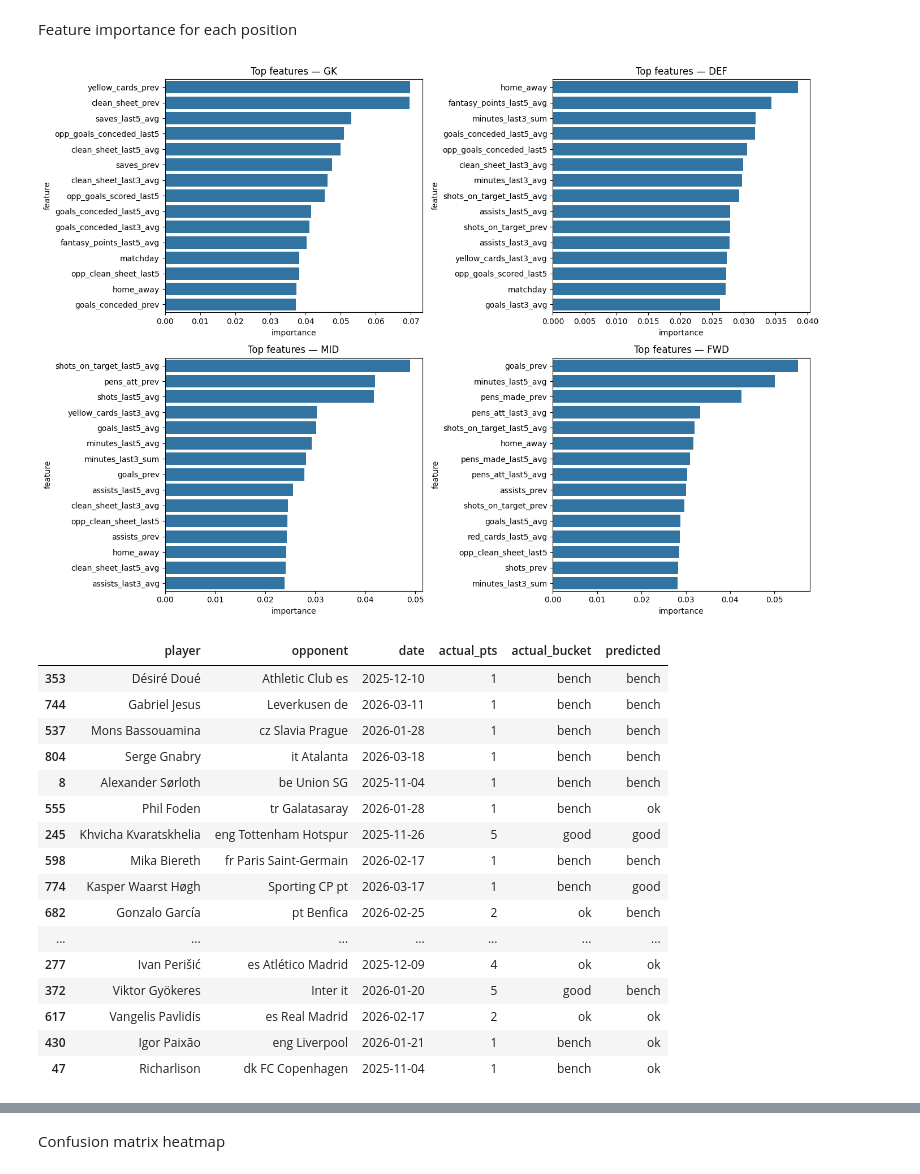
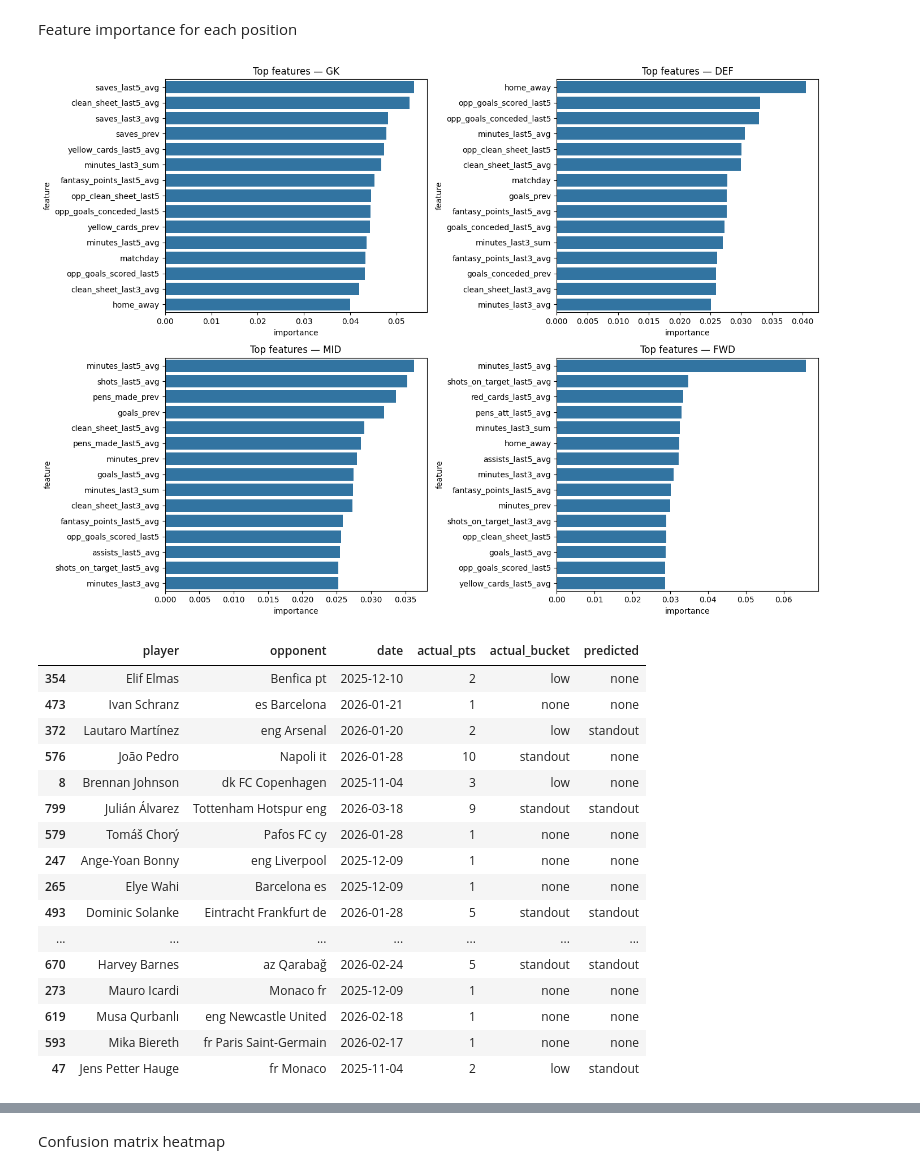
Before and after one commit to JamesMan689/fantasyfinalproject439, a Jupyter notebook: src/model.ipynb, the cells around one changed output, grey strips where cells are left out. Cells and saved outputs as stored; diff of their text form; code cells hidden in the pictures.

```diff
--- a/src/model.ipynb
+++ b/src/model.ipynb
@@ -103,8 +103,8 @@ df_sorted = df.sort_values("date").reset_index(drop=True)
 df_sorted["home_away"] = (df_sorted["home_away"] == "home").astype(int)
 
 y_all = pd.cut(df_sorted["fantasy_points"].clip(lower=0),
-            bins=[-1, 1, 4, 8, 100],
-            labels=[0, 1, 2, 3]).astype(int)
+            bins=[-1, 1, 4, 100],
+            labels=[0, 1, 2]).astype(int)
 
 
 print("Total rows:", len(df_sorted))
@@ -228,21 +228,33 @@ Training one XGBoost classifier per position with balanced class weights so the
 # %%
 models = {}
 
+# Position-specific weights: push standout weight harder for positions where standouts are rarest
+weights_by_pos = {
+    "GK":  {0: 1.0, 1: 1.0, 2: 1.0},
+    "DEF": {0: 1.0, 1: 1.5, 2: 5.0},
+    "MID": {0: 1.0, 1: 1.0, 2: 4.0},
+    "FWD": {0: 1.0, 1: 1.0, 2: 3.0},
+}
+
 for pos, (X_tr, X_te, y_tr, y_te) in splits.items():
 
-    sw = compute_sample_weight(class_weight="balanced", y=y_tr)
+    sw = y_tr.map(weights_by_pos[pos]).values
 
     if pos == "GK":
         m = XGBClassifier(objective="multi:softprob", num_class=4,
+
                             n_estimators=150, max_depth=4, learning_rate=0.05,
+
                             random_state=42)
+
     else:
         m = XGBClassifier(objective="multi:softprob", num_class=4,
+
                             n_estimators=400, max_depth=6, learning_rate=0.05,
+
                             random_state=42)
 
     m.fit(X_tr, y_tr, sample_weight=sw)
-
     models[pos] = m
 # %%
 # show accuracy
@@ -302,50 +314,50 @@ plt.tight_layout()
 
 plt.show()
 # %% [output]
-[figure, old version]
+[figure, new version]
 # %%
 # see example predictions
 
 X_tr, X_te, y_tr, y_te = splits[pos]
 
 pred = models[pos].predict(X_te)
 
-bucket_names = {0: "bench", 1: "ok", 2: "good", 3: "haul"}
+bucket_names = {0: "none", 1: "low", 2: "standout"}
 
 mask = df_sorted["fantasy_position"] == pos
 
 df_pos = df_sorted[mask].reset_index(drop=True)
 
 split_idx = int(len(df_pos) * 0.8)
 
 df_test = df_pos.iloc[split_idx:].reset_index(drop=True)
 
 results = pd.DataFrame({
     "player": df_test["player"],
     "opponent": df_test["opponent"],
     "date": df_test["date"],
     "actual_pts": df_test["fantasy_points"],
     "actual_bucket": [bucket_names[b] for b in y_te],
     "predicted": [bucket_names[b] for b in pred],
 })
 
 results.sample(20, random_state=1)
 # %% [output]
 |  | player | opponent | date | actual_pts | actual_bucket | predicted |
-| 353 | Désiré Doué | Athletic Club es | 2025-12-10 | 1 | bench | bench |
-| 744 | Gabriel Jesus | Leverkusen de | 2026-03-11 | 1 | bench | bench |
-| 537 | Mons Bassouamina | cz Slavia Prague | 2026-01-28 | 1 | bench | bench |
-| 804 | Serge Gnabry | it Atalanta | 2026-03-18 | 1 | bench | bench |
-| 8 | Alexander Sørloth | be Union SG | 2025-11-04 | 1 | bench | bench |
-| 555 | Phil Foden | tr Galatasaray | 2026-01-28 | 1 | bench | ok |
-| 245 | Khvicha Kvaratskhelia | eng Tottenham Hotspur | 2025-11-26 | 5 | good | good |
-| 598 | Mika Biereth | fr Paris Saint-Germain | 2026-02-17 | 1 | bench | bench |
-| 774 | Kasper Waarst Høgh | Sporting CP pt | 2026-03-17 | 1 | bench | good |
-| 682 | Gonzalo García | pt Benfica | 2026-02-25 | 2 | ok | bench |
+| 354 | Elif Elmas | Benfica pt | 2025-12-10 | 2 | low | none |
+| 473 | Ivan Schranz | es Barcelona | 2026-01-21 | 1 | none | none |
+| 372 | Lautaro Martínez | eng Arsenal | 2026-01-20 | 2 | low | standout |
+| 576 | João Pedro | Napoli it | 2026-01-28 | 10 | standout | none |
+| 8 | Brennan Johnson | dk FC Copenhagen | 2025-11-04 | 3 | low | none |
+| 799 | Julián Álvarez | Tottenham Hotspur eng | 2026-03-18 | 9 | standout | standout |
+| 579 | Tomáš Chorý | Pafos FC cy | 2026-01-28 | 1 | none | none |
+| 247 | Ange-Yoan Bonny | eng Liverpool | 2025-12-09 | 1 | none | none |
+| 265 | Elye Wahi | Barcelona es | 2025-12-09 | 1 | none | none |
+| 493 | Dominic Solanke | Eintracht Frankfurt de | 2026-01-28 | 5 | standout | standout |
 | ... | ... | ... | ... | ... | ... | ... |
-| 277 | Ivan Perišić | es Atlético Madrid | 2025-12-09 | 4 | ok | ok |
-| 372 | Viktor Gyökeres | Inter it | 2026-01-20 | 5 | good | bench |
-| 617 | Vangelis Pavlidis | es Real Madrid | 2026-02-17 | 2 | ok | ok |
-| 430 | Igor Paixão | eng Liverpool | 2026-01-21 | 1 | bench | ok |
-| 47 | Richarlison | dk FC Copenhagen | 2025-11-04 | 1 | bench | ok |
+| 670 | Harvey Barnes | az Qarabağ | 2026-02-24 | 5 | standout | standout |
+| 273 | Mauro Icardi | Monaco fr | 2025-12-09 | 1 | none | none |
+| 619 | Musa Qurbanlı | eng Newcastle United | 2026-02-18 | 1 | none | none |
+| 593 | Mika Biereth | fr Paris Saint-Germain | 2026-02-17 | 1 | none | none |
+| 47 | Jens Petter Hauge | fr Monaco | 2025-11-04 | 2 | low | standout |
 # %%
```
Also changed, not shown: parts of 9 cells of this notebook, 1 other file.
